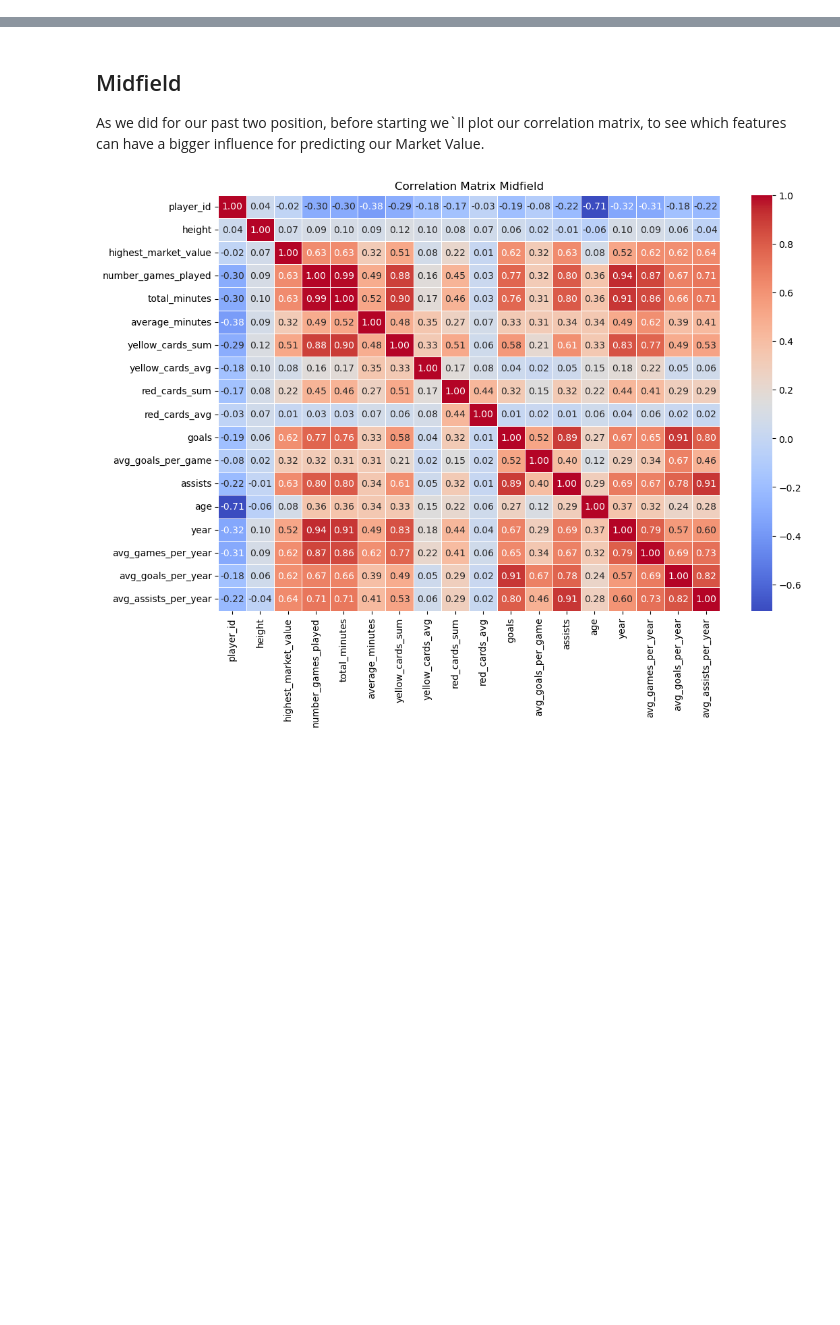
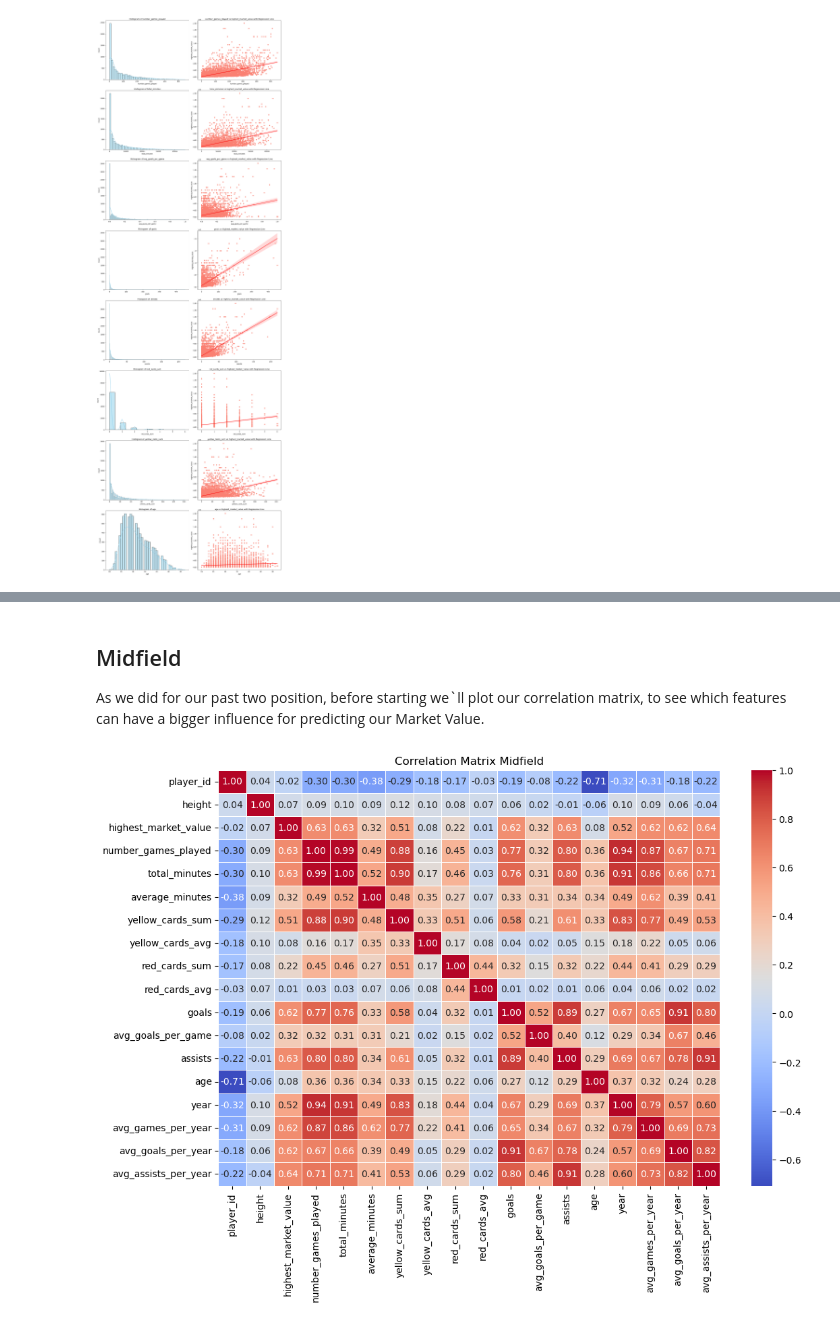
Before and after one commit to camille-sophiie/sports-data, a Jupyter notebook: code/03_Modelling.ipynb, the cells around one changed output, grey strips where cells are left out. Saved outputs shown, nothing was run; the diff lists cells and outputs as text; code cells hidden in the pictures; blank space fills up the shorter version.

```diff
--- a/code/03_Modelling.ipynb
+++ b/code/03_Modelling.ipynb
@@ -483,0 +265,17 @@ Therefore, **RidgeRegression**, **LinearRegression**, **LassoRegression**, and *
+# %%
+# List of performance features for Defender
+features_defender = [
+    'number_games_played',
+    'total_minutes',
+    'avg_goals_per_game',
+    'goals',
+    'assists',
+    'red_cards_sum',
+    'yellow_cards_sum',
+    'age'
+]
+
+# Plot insightful plots for Defender
+plot_variable_distributions_with_regression(df, features_defender)
+# %% [output]
+[figure, added]
```
Also changed, not shown: parts of 46 cells of this notebook.
